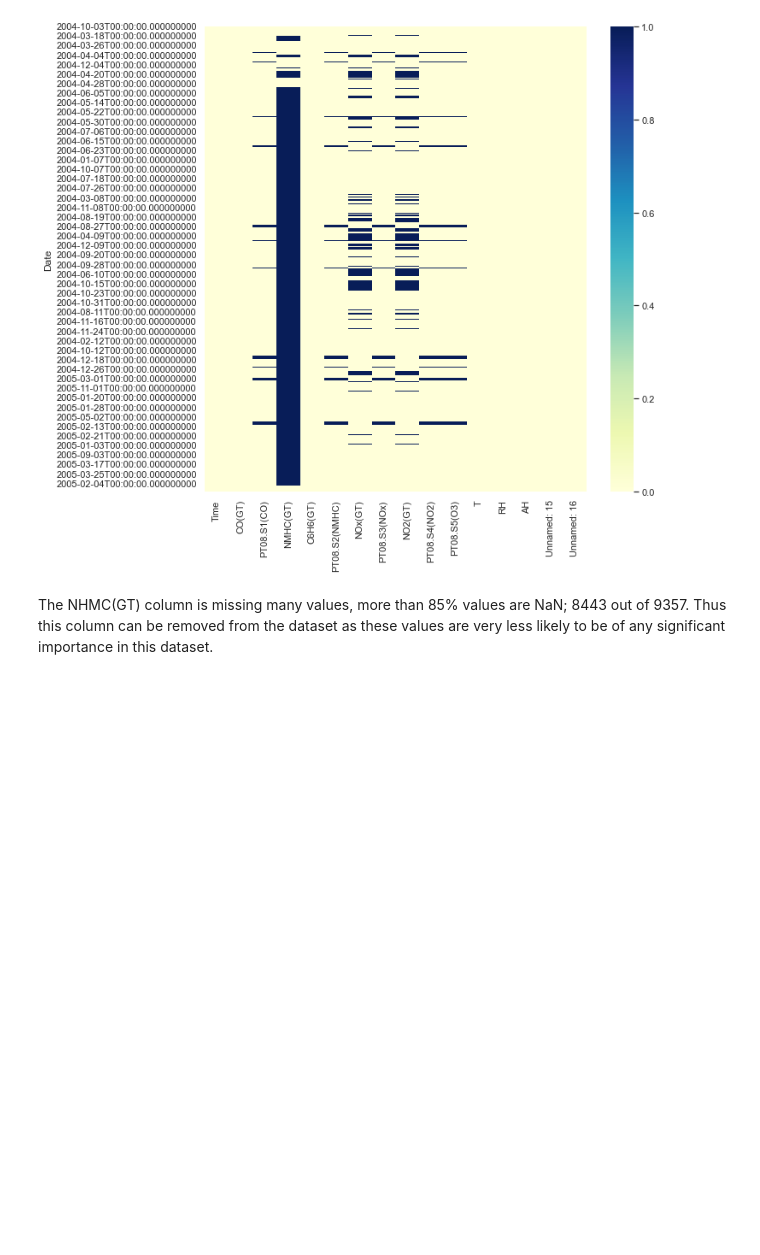
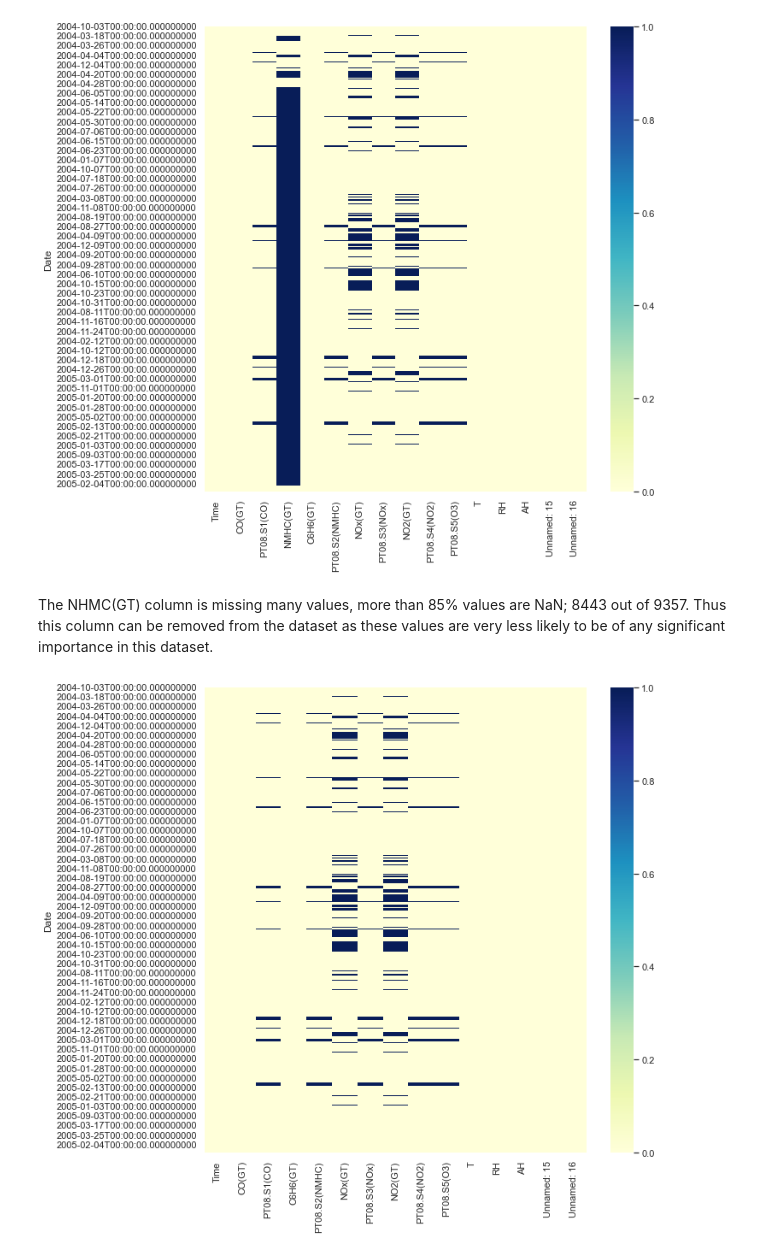
Before and after one commit to LucianPopaLVP/Project-3---Supervised-Learning---Regression, a Jupyter notebook: Untitled.ipynb, the cells around one changed output. Cells and saved outputs as stored; diff of their text form; code cells hidden in the pictures; blank space fills up the shorter version.

```diff
--- a/Untitled.ipynb
+++ b/Untitled.ipynb
@@ -244,3 +244,10 @@ ax = sns.heatmap(df.isin([-200]),cmap="YlGnBu")
 [figure]
 # %% [markdown]
 The NHMC(GT) column is missing many values, more than 85% values are NaN; 8443 out of 9357. Thus this column can be removed from the dataset as these values are very less likely to be of any significant importance in this dataset.
+# %%
+df.drop('NMHC(GT)', axis=1, inplace=True)
+# %%
+fig, ax = plt.subplots(figsize= (10, 10))
+ax = sns.heatmap(df.isin([-200]),cmap="YlGnBu")
+# %% [output]
+[figure, added]
```
Also changed, not shown: parts of 8 cells of this notebook.
